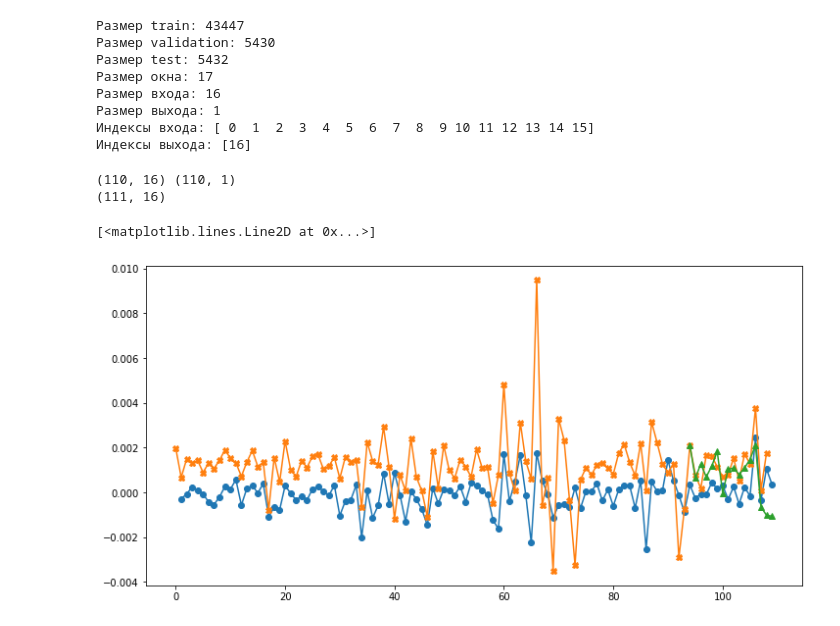
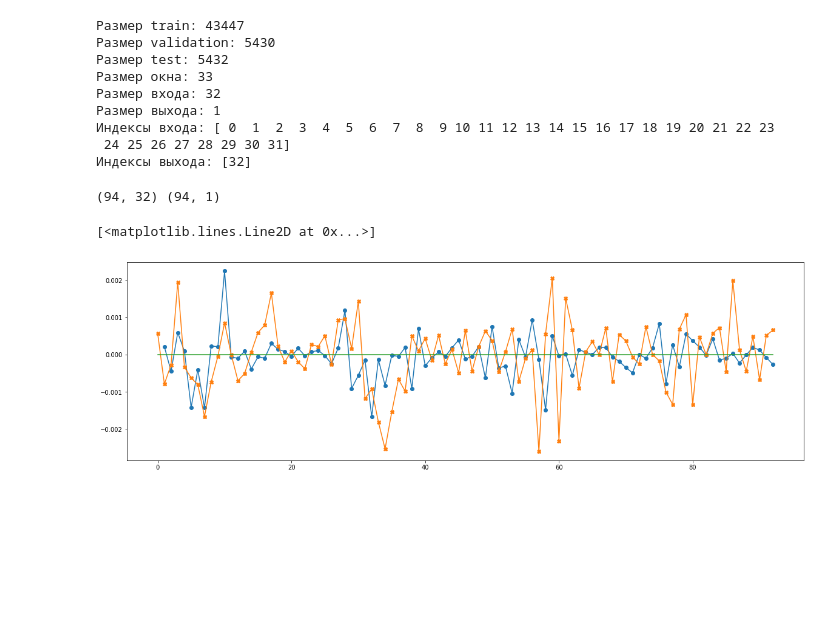
Before and after one commit to gurgutan/predictor, a Jupyter notebook: test3.ipynb, the cells around one changed output. Saved outputs shown, nothing was run; the diff lists cells and outputs as text; code cells hidden in the pictures; blank space fills up the shorter version.

```diff
--- a/test3.ipynb
+++ b/test3.ipynb
@@ -9,10 +9,10 @@ from  models import esum2
 import random
 # %%
-input_width = 16
+input_width = 32
 label_width = 1
 shift = 1
 sections = int(math.log2(input_width))
-model = "models/trendencoder3"
+model = "models/dense1"
 # model = dense_model((input_width, sample_width), units=2 ** 12, sections=sections)
 predictor = Predictor("datas/EURUSD_H1 copy.csv", model,
     input_width=input_width,
@@ -27,11 +27,12 @@ predictor = Predictor("datas/EURUSD_H1 copy.csv", model,
 Размер train: 43447
 Размер validation: 5430
 Размер test: 5432
-Размер окна: 17
-Размер входа: 16
+Размер окна: 33
+Размер входа: 32
 Размер выхода: 1
-Индексы входа: [ 0  1  2  3  4  5  6  7  8  9 10 11 12 13 14 15]
-Индексы выхода: [16]
+Индексы входа: [ 0  1  2  3  4  5  6  7  8  9 10 11 12 13 14 15 16 17 18 19 20 21 22 23
+ 24 25 26 27 28 29 30 31]
+Индексы выхода: [32]
 # %%
 df = pd.read_csv(
     "datas/EURUSD_H1 copy.csv", sep="\t", header=0, dtype={"open": float,"close": float,"tickvol": float,"vol": float},
@@ -43,33 +44,33 @@ t_shift = random.randint(0,2**14)
 prices = df['open'][-t_count-t_shift:-1-t_shift]
 shift = predictor.dataloader.input_width
 ds = predictor.dataloader.make_dataset(prices)
-inp = predictor.dataloader.make_input(prices)
-# print(np.array(prices))
 for i,l in ds:
     print(i.shape, l.shape)
-for i in inp:
-    print(i.shape)
+
 labels = l.numpy()
 n = len(labels)
 # print(i.numpy()[shift+16:].flatten())
 # print(labels)
 # %% [output]
-(110, 16) (110, 1)
-(111, 16)
+(94, 32) (94, 1)
 # %%
 inputs = []
 result1 = []
-for i in range(len(prices)-predictor.dataloader.input_width-2):
+t = np.arange(len(prices)+predictor.dataloader.shift)
+for i in range(len(prices)-predictor.dataloader.total_window_size-1):
     inputs.append((prices[i+predictor.dataloader.input_width+1]-prices[i+predictor.dataloader.input_width]))
-    r = predictor.iterate(prices[i:i+predictor.dataloader.input_width+1], steps=1)
+    r = predictor.predict(prices[i:i+predictor.dataloader.input_width+1]).flatten()/1000
+    # plt.plot(
+    #     t[i+predictor.dataloader.input_width:i+predictor.dataloader.input_width+predictor.dataloader.shift],
+    #     r.flatten(),
+    #     marker='o')
     result1.append(r)
-
-outputs = predictor.iterate(prices[:-16], steps=16)
-t = np.arange(n)
-plt.subplots(nrows=1, ncols=1,figsize=(12,6))
-plt.plot(t[1:n],inputs[0:n], marker='o')
-plt.plot(t[:n-1],result1, marker='X')
-plt.plot(t[-len(outputs):n],outputs, marker='^')
+# outputs = predictor.iterate(prices[:-16], steps=16)
+plt.subplots(nrows=1, ncols=1,figsize=(20,6))
+plt.plot(t[1:len(inputs)],inputs[:len(inputs)-1], marker='o')
+plt.plot(t[:len(inputs)],result1, marker='X')
+plt.plot(t[:len(inputs)],np.zeros(len(inputs)))
+# plt.plot(t[-len(outputs):n],outputs, marker='^')
 # %% [output]
 [<matplotlib.lines.Line2D at 0x...>]
-[figure, old version]
+[figure, new version]
```
Also changed, not shown: parts of 1 cell of this notebook, 5 other files.
